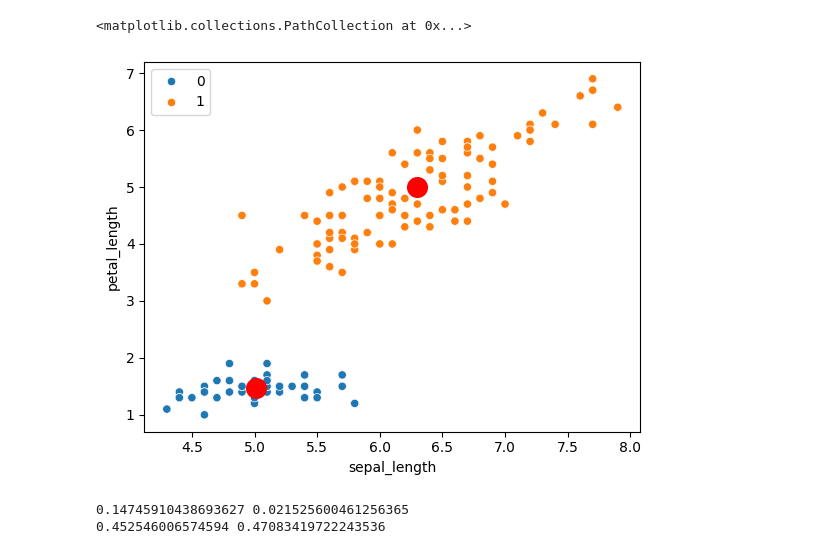
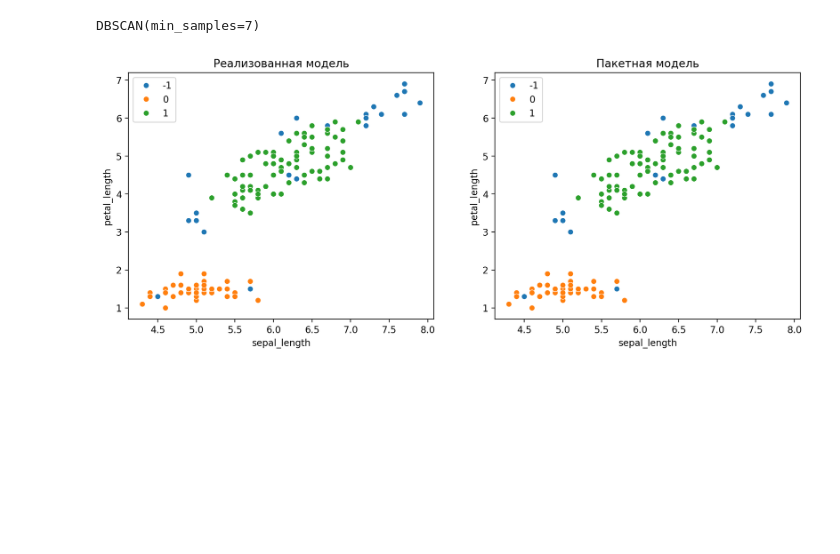
Before and after one commit to StartsevMaksim/ML_Voroncov, a Jupyter notebook: Clustering.ipynb, the cells around one changed output. Cells and saved outputs as stored; diff of their text form; code cells hidden in the pictures; blank space fills up the shorter version.

Commit message:
7.1 Clustering: +KMeans, DBSCAN

```diff
--- a/Clustering.ipynb
+++ b/Clustering.ipynb
@@ -28,13 +17,20 @@ y_predict = x.predict(X)
-# %%
-sns.scatterplot(X, x='sepal_length', y='petal_length', hue=y_predict)
-plt.scatter([m[0] for m in x.means_], [m[2] for m in x.means_], c=['Red'], s=200)
-# %% [output]
-<matplotlib.collections.PathCollection at 0x...>
-[figure, removed]
-# %%
-for cov_matrix in x.cov_matrices_:
-    a, b = cov_matrix[0][0], cov_matrix[0][2]
-    print(a,b)
-# %% [output]
-0.14745910438693627 0.021525600461256365
-0.452546006574594 0.47083419722243536
+# %%
+eps, min_samp = 0.5, 7
+
+umodel = UDBSCAN(eps=eps, min_samples=min_samp)
+umodel.fit(X)
+
+model = DBSCAN(eps=eps, min_samples=min_samp)
+model.fit(X)
+# %% [output]
+DBSCAN(min_samples=7)
+# %%
+fig, (ax1, ax2) = plt.subplots(nrows=1, ncols=2)
+fig.set_figwidth(13)
+fig.set_dpi(200)
+ax1.set_title('Реализованная модель')
+ax2.set_title('Пакетная модель')
+sns.scatterplot(X, x='sepal_length', y='petal_length', ax=ax1, hue=umodel.clusters_, palette='tab10')
+sns.scatterplot(X, x='sepal_length', y='petal_length', ax=ax2, hue=model.labels_, palette='tab10');
+# %% [output]
+[figure, added]
```
Also changed, not shown: parts of 4 cells of this notebook, 1 other file.
